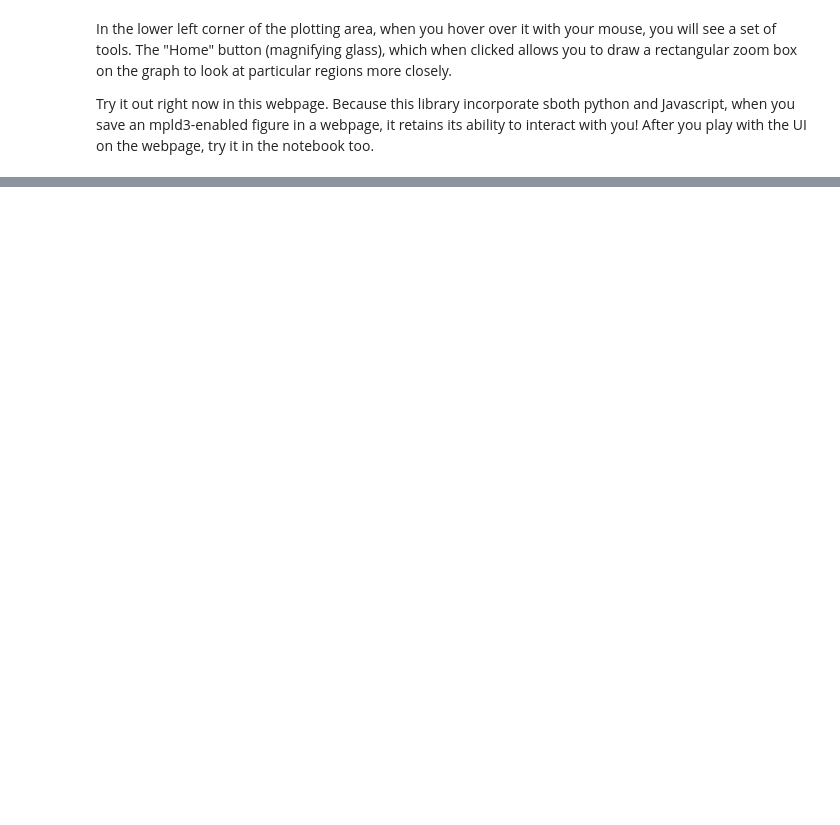
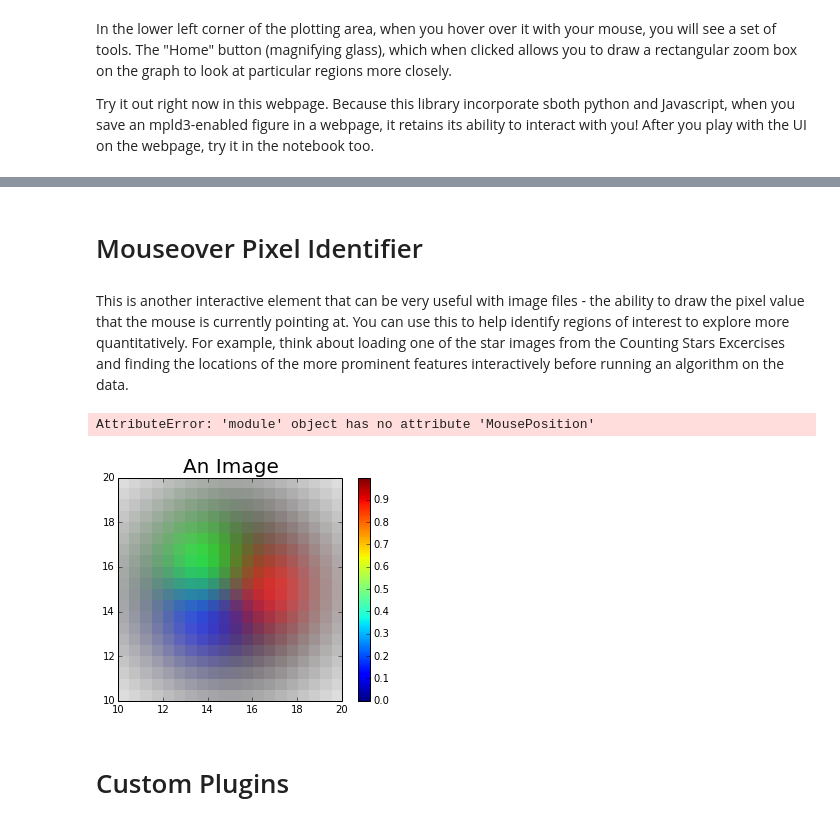
Before and after one commit to cmangkuo/PHYS202-S14, a Jupyter notebook: Graphics/WidgetTour.ipynb, the cells around one changed output, grey strips where cells are left out. Saved outputs shown, nothing was run; the diff lists cells and outputs as text; code cells hidden in the pictures; blank space fills up the shorter version.

```diff
--- a/Graphics/WidgetTour.ipynb
+++ b/Graphics/WidgetTour.ipynb
@@ -34,0 +74,37 @@ Try it out right now in this webpage. Because this library incorporate sboth pyt
+# %% [markdown]
+# Mouseover Pixel Identifier
+# %% [markdown]
+This is another interactive element that can be very useful with image files - the ability to draw the pixel value that the mouse is currently pointing at. You can use this to help identify regions of interest to explore more quantitatively. For example, think about loading one of the star images from the Counting Stars Excercises and finding the locations of the more prominent features interactively before running an algorithm on the data.
+# %%
+import matplotlib.pyplot as plt
+import numpy as np
+
+import mpld3
+from mpld3 import plugins
+
+
+fig, ax = plt.subplots()
+
+x = np.linspace(-2, 2, 20)
+y = x[:, None]
+X = np.zeros((20, 20, 4))
+
+X[:, :, 0] = np.exp(- (x - 1) ** 2 - (y) ** 2)
+X[:, :, 1] = np.exp(- (x + 0.71) ** 2 - (y - 0.71) ** 2)
+X[:, :, 2] = np.exp(- (x + 0.71) ** 2 - (y + 0.71) ** 2)
+X[:, :, 3] = np.exp(-0.25 * (x ** 2 + y ** 2))
+
+im = ax.imshow(X, extent=(10, 20, 10, 20),
+               origin='lower', zorder=1, interpolation='nearest')
+fig.colorbar(im, ax=ax)
+
+ax.set_title('An Image', size=20)
+
+plugins.connect(fig, plugins.MousePosition(fontsize=14))
+
+mpld3.display()
+# %% [output]
+AttributeError: 'module' object has no attribute 'MousePosition'
+[figure, added]
+# %% [markdown]
+# Custom Plugins
```
Also changed, not shown: parts of 26 cells of this notebook, 1 other file.
